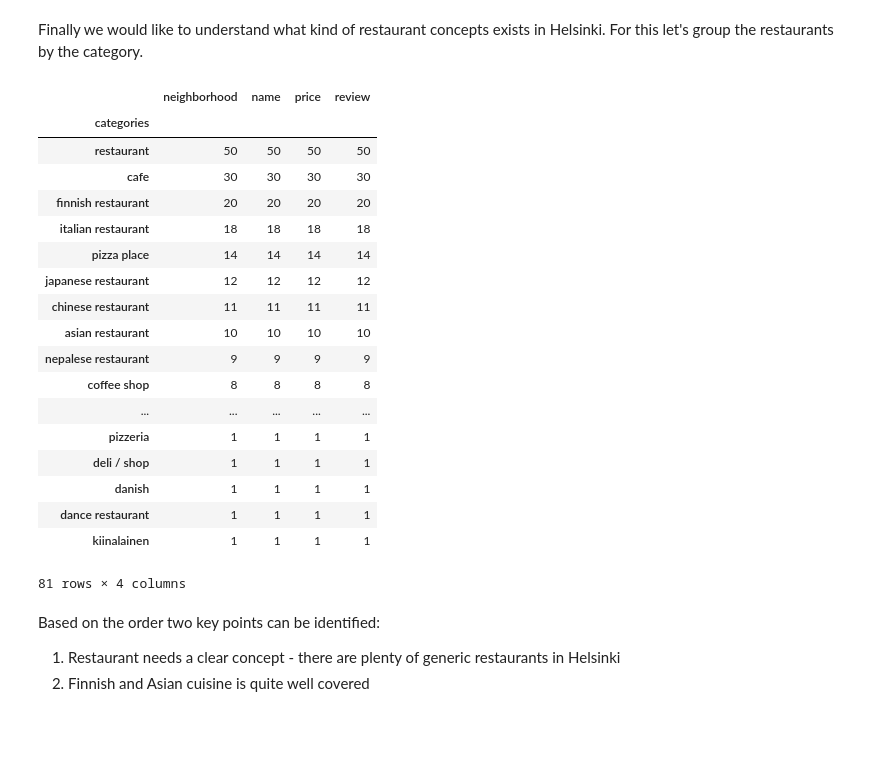
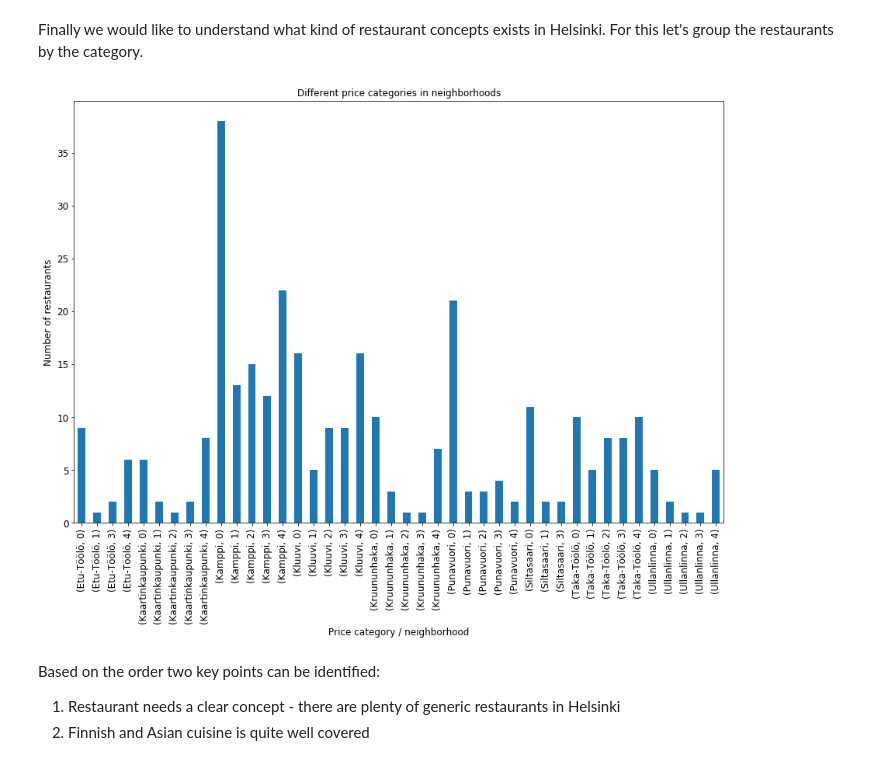
Before and after one commit to rautis/Coursera_Capstone, a Jupyter notebook: HelsinkiRestaurant.ipynb, the cells around one changed output. Drawn from its saved outputs; the diff is of its cells as text; code cells hidden in the pictures; blank space fills up the shorter version.

Commit message:
added bar chart for price categories

```diff
--- a/HelsinkiRestaurant.ipynb
+++ b/HelsinkiRestaurant.ipynb
@@ -680,29 +669,15 @@ restaurants.groupby("neighborhood").max()
 | Ullanlinna | Teranga | spanish restaurant | 4 | 8 |
 # %% [markdown]
 Finally we would like to understand what kind of restaurant concepts exists in Helsinki. For this let's group the restaurants by the category.
-# %%
-restaurant_types = restaurants.groupby("categories").count()
-restaurant_types.sort_values(by="name", ascending=False)
-# %% [output]
-|  | neighborhood | name | price | review |
-| categories |  |  |  |  |
-| restaurant | 50 | 50 | 50 | 50 |
-| cafe | 30 | 30 | 30 | 30 |
-| finnish restaurant | 20 | 20 | 20 | 20 |
-| italian restaurant | 18 | 18 | 18 | 18 |
-| pizza place | 14 | 14 | 14 | 14 |
-| japanese restaurant | 12 | 12 | 12 | 12 |
-| chinese restaurant | 11 | 11 | 11 | 11 |
-| asian restaurant | 10 | 10 | 10 | 10 |
-| nepalese restaurant | 9 | 9 | 9 | 9 |
-| coffee shop | 8 | 8 | 8 | 8 |
-| ... | ... | ... | ... | ... |
-| pizzeria | 1 | 1 | 1 | 1 |
-| deli / shop | 1 | 1 | 1 | 1 |
-| danish | 1 | 1 | 1 | 1 |
-| dance restaurant | 1 | 1 | 1 | 1 |
-| kiinalainen | 1 | 1 | 1 | 1 |
-81 rows × 4 columns
+# %%
+#prices = restaurants[["neighborhood","price"]]
+prices = restaurants.groupby(["neighborhood","price"]).count()
+ax = prices.plot(kind="bar",  y="name", title="Different price categories in neighborhoods", figsize=(15,10),fontsize=12)
+ax.set_xlabel("Price category / neighborhood",fontsize=12)
+ax.set_ylabel("Number of restaurants",fontsize=12)
+ax.get_legend().remove()
+# %% [output]
+[figure, added]
 # %% [markdown]
 Based on the order two key points can be identified:
 1. Restaurant needs a clear concept - there are plenty of generic restaurants in Helsinki
```
Also changed, not shown: parts of 5 cells of this notebook.
